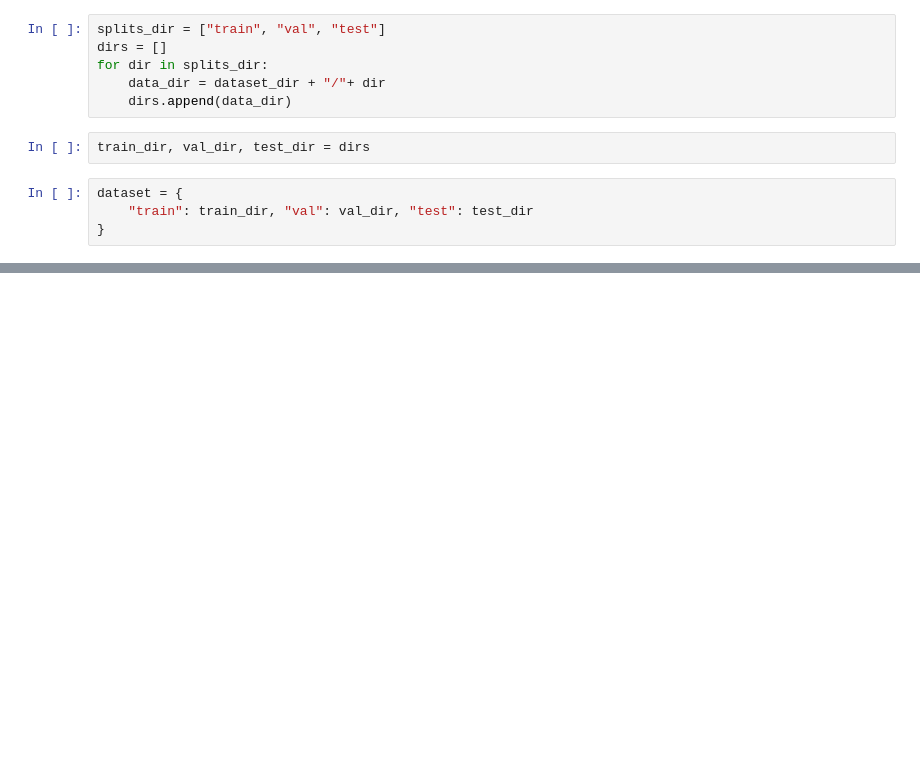
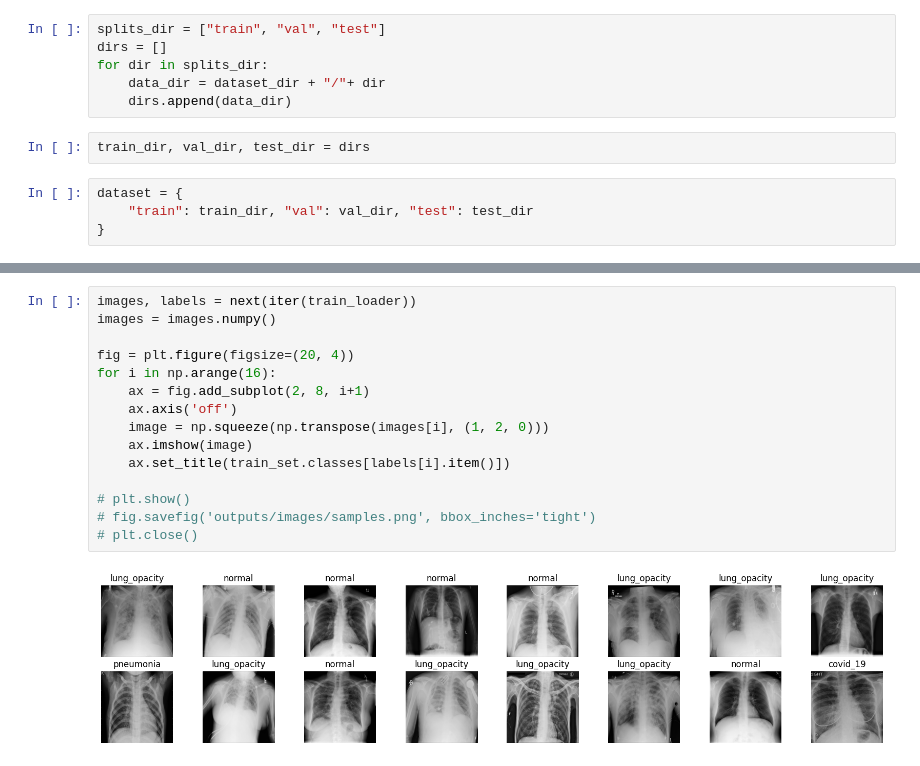
Before and after one commit to faizan1234567/Recognition-and-gradient-based-localization-of-chest-radiographs, a Jupyter notebook: notebooks/dataset_exploration.ipynb, the cells around one changed output, grey strips where cells are left out. Cells and saved outputs as stored; diff of their text form; blank space fills up the shorter version.

```diff
--- a/notebooks/dataset_exploration.ipynb
+++ b/notebooks/dataset_exploration.ipynb
@@ -49,0 +64,17 @@ TypeError: 'module' object is not subscriptable
+# %%
+images, labels = next(iter(train_loader))
+images = images.numpy()
+
+fig = plt.figure(figsize=(20, 4))
+for i in np.arange(16):
+    ax = fig.add_subplot(2, 8, i+1)
+    ax.axis('off')
+    image = np.squeeze(np.transpose(images[i], (1, 2, 0)))
+    ax.imshow(image)
+    ax.set_title(train_set.classes[labels[i].item()])
+
+# plt.show()
+# fig.savefig('outputs/images/samples.png', bbox_inches='tight')
+# plt.close()
+# %% [output]
+[figure, added]
```
Also changed, not shown: parts of 4 cells of this notebook.
